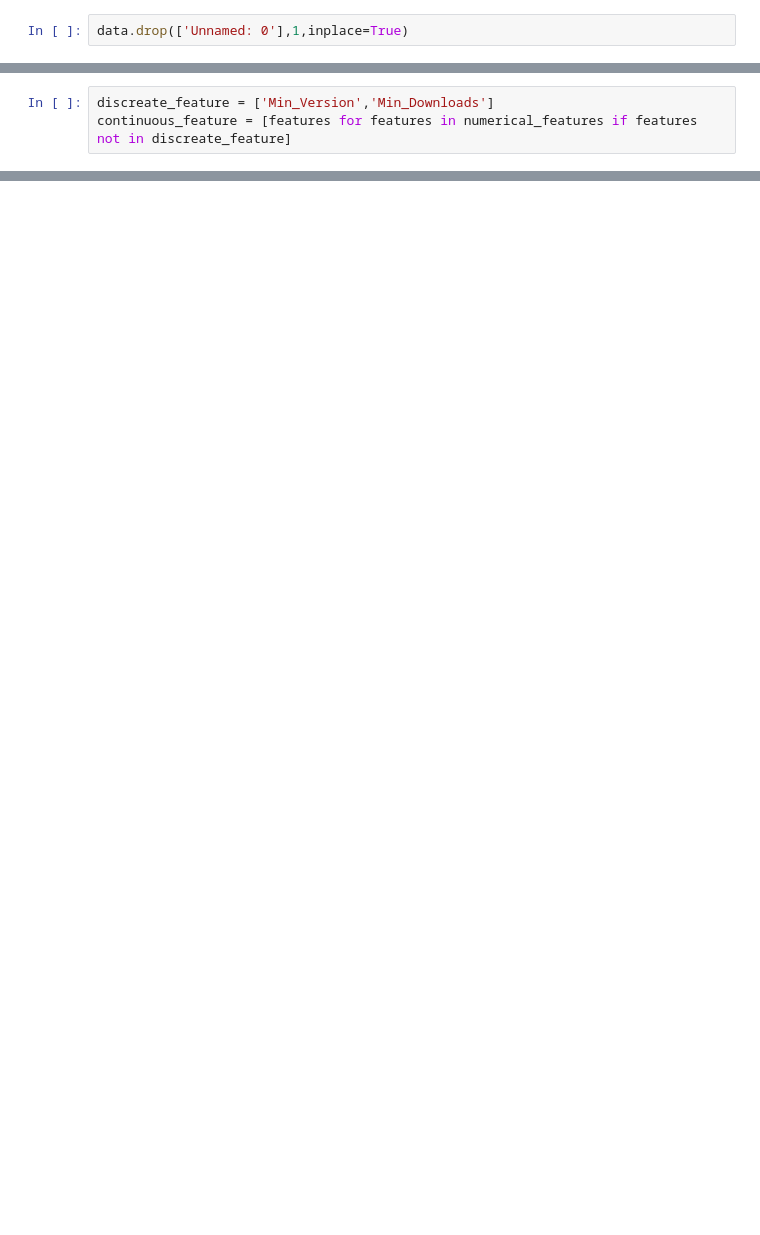
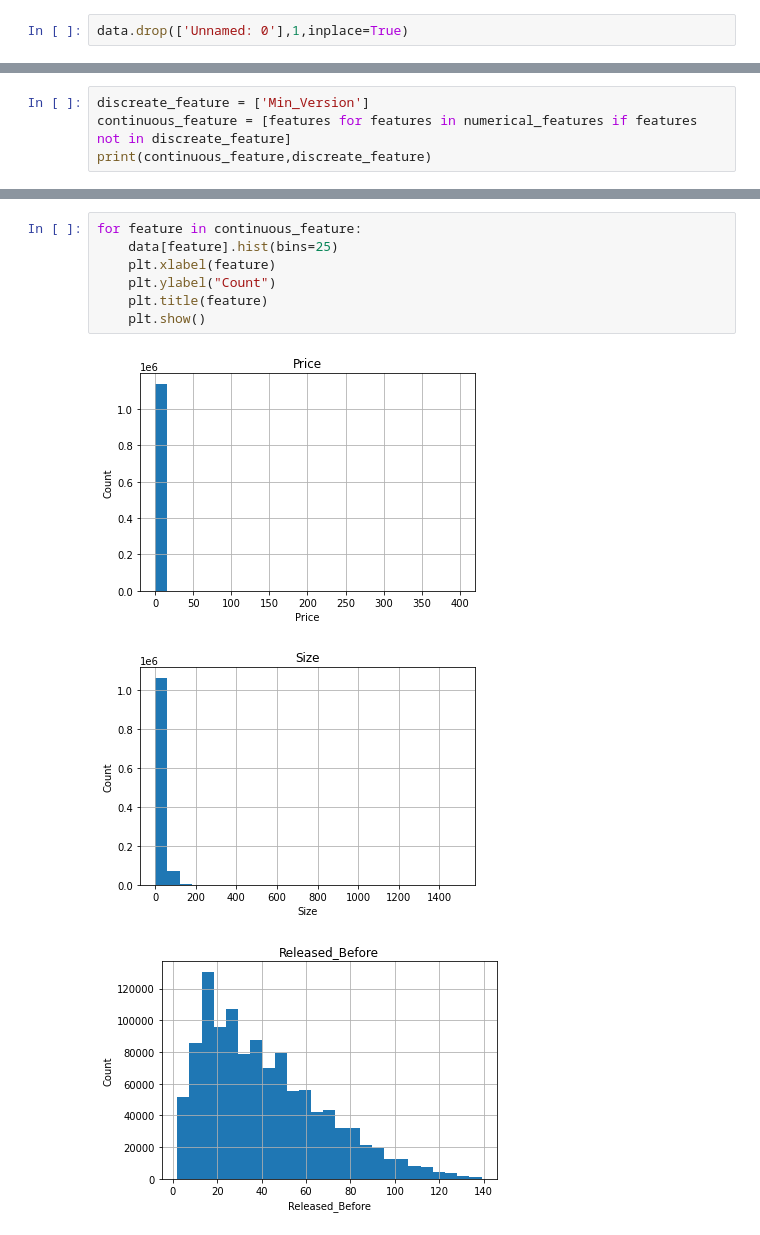
Before and after one commit to Nithish1201/Success_prediction_of_app, a Jupyter notebook: EDA.ipynb, the cells around one changed output, grey strips where cells are left out. Drawn from its saved outputs; the diff is of its cells as text; blank space fills up the shorter version.

```diff
--- a/EDA.ipynb
+++ b/EDA.ipynb
@@ -74,3 +120,4 @@ print(numerical_features,categorical_features)
 # %%
-discreate_feature = ['Min_Version','Min_Downloads']
+discreate_feature = ['Min_Version']
 continuous_feature = [features for features in numerical_features if features not in discreate_feature]
+print(continuous_feature,discreate_feature)
@@ -100,0 +146,11 @@ for feature in continuous_feature:
+# %%
+for feature in continuous_feature:
+    data[feature].hist(bins=25)
+    plt.xlabel(feature)
+    plt.ylabel("Count")
+    plt.title(feature)
+    plt.show()
+# %% [output]
+[figure, added]
+[figure, added]
+[figure, added]
```
Also changed, not shown: parts of 23 cells of this notebook, 1 other file.
